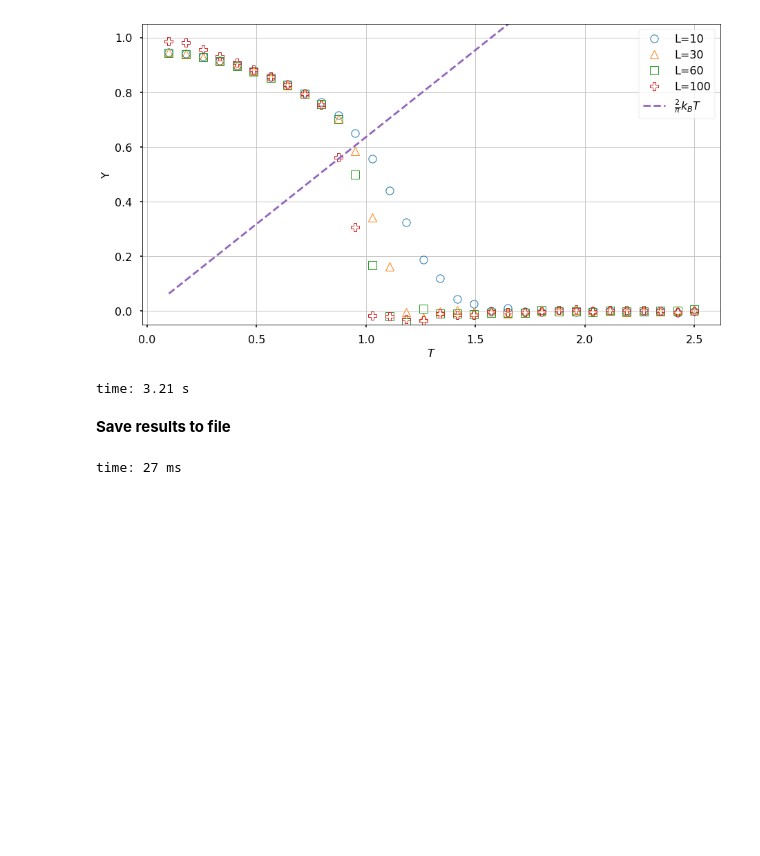
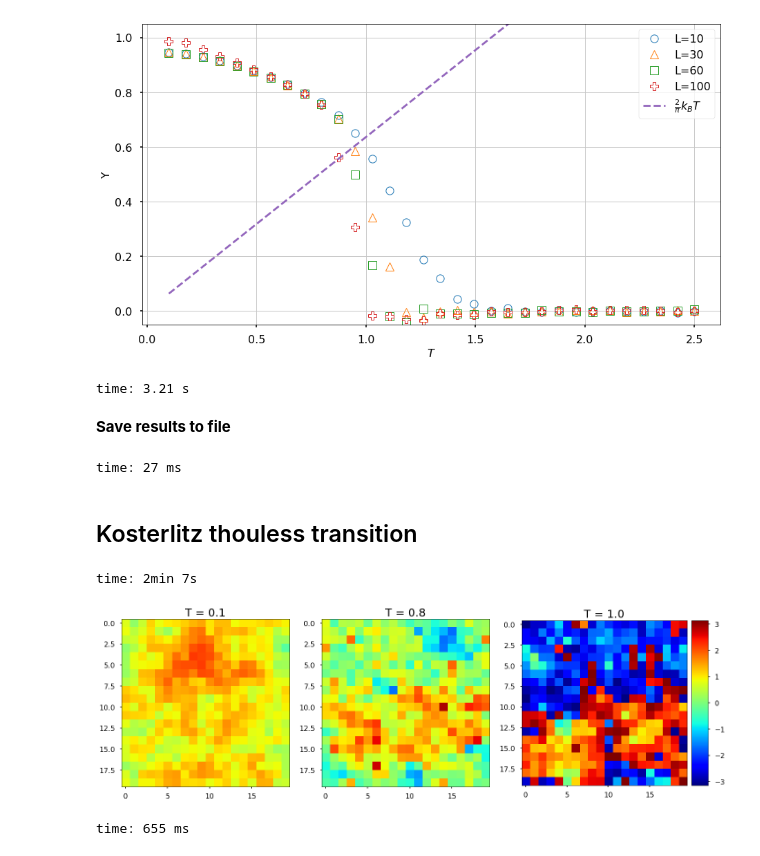
Before and after one commit to robertjankowski/XYmodel, a Jupyter notebook: plotting/XY_withCython.ipynb, the cells around one changed output. Drawn from its saved outputs; the diff is of its cells as text; code cells hidden in the pictures; blank space fills up the shorter version.

Commit message:
add visualization

```diff
--- a/plotting/XY_withCython.ipynb
+++ b/plotting/XY_withCython.ipynb
@@ -287,5 +286,0 @@ time: 6.98 ms
-# %%
-L = 10 # lattice size
-xy = XYmodel(L, T=0.9, random_start=True)
-for _ in range(5000):
-    xy.step()
@@ -419,3 +386,60 @@ for i in LATTICE:
                    format(p, ESTEP, STEP, i), np.stack((T_range, eval(res))).T)
 # %% [output]
 time: 27 ms
+# %% [markdown]
+## Kosterlitz thouless transition
+# %%
+L = 20 # lattice size
+random_start = True
+xy_0 = XYmodel(L, T=0.1, random_start=random_start)
+xy_before = XYmodel(L, T=0.8, random_start=random_start)
+xy_after = XYmodel(L, T=1.0, random_start=random_start)
+for _ in range(300000):
+    xy_0.step()
+    xy_before.step()
+    xy_after.step()
+# %% [output]
+time: 2min 7s
+# %%
+from mpl_toolkits.axes_grid1 import make_axes_locatable
+import matplotlib
+norm = matplotlib.colors.Normalize(vmin=-np.pi,vmax=np.pi,clip=False)
+
+
+fig = plt.figure(figsize=(20, 10))
+
+ax0 = fig.add_subplot(1,3,1)
+ax1 = fig.add_subplot(1,3,2)
+ax2 = fig.add_subplot(1,3,3)
+
+ax0.set_title("T = 0.1", fontsize=25)
+ax1.set_title("T = 0.8", fontsize=25)
+ax2.set_title("T = 1.0", fontsize=25)
+
+im0 = ax0.imshow(xy_0.lattice, cmap=cm.jet, norm=norm)
+im1 = ax1.imshow(xy_before.lattice, cmap=cm.jet, norm=norm)
+im2 = ax2.imshow(xy_after.lattice, cmap=cm.jet, norm=norm)
+
+divider0 = make_axes_locatable(ax0)
+cax0 = divider0.append_axes("right", size="10%", pad=0.05)
+
+divider1 = make_axes_locatable(ax1)
+cax1 = divider1.append_axes("right", size="10%", pad=0.05)
+
+divider = make_axes_locatable(ax2)
+cax2 = divider.append_axes("right", "10%", pad=0.15)
+
+# Hide the other colorbars again.
+cbar0 = fig.colorbar(im0, cax = cax0)
+fig.delaxes(fig.axes[3])
+
+cbar1 = fig.colorbar(im1, cax = cax1)
+fig.delaxes(fig.axes[3])
+
+cbar2 = fig.colorbar(im2, cax = cax2)
+
+fig.tight_layout(pad=1)
+plt.show()
+# %% [output]
+[figure, added]
+time: 655 ms
```
Also changed, not shown: parts of 10 cells of this notebook.
